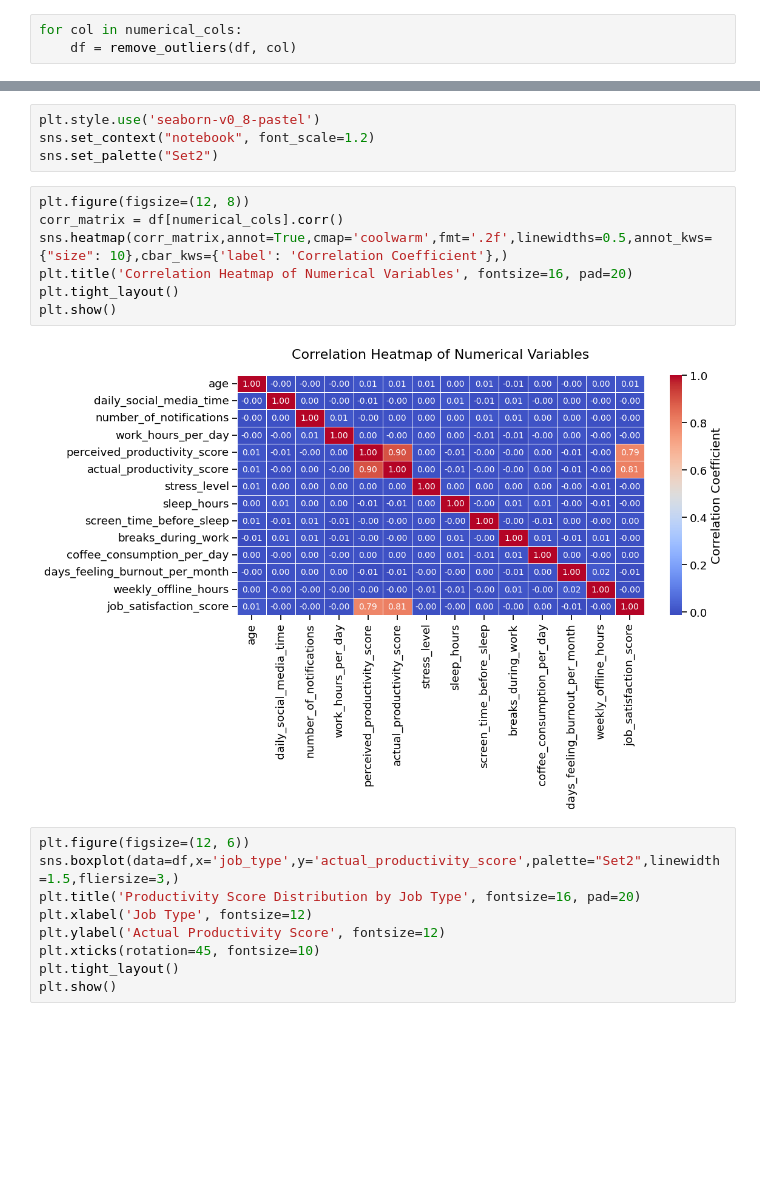
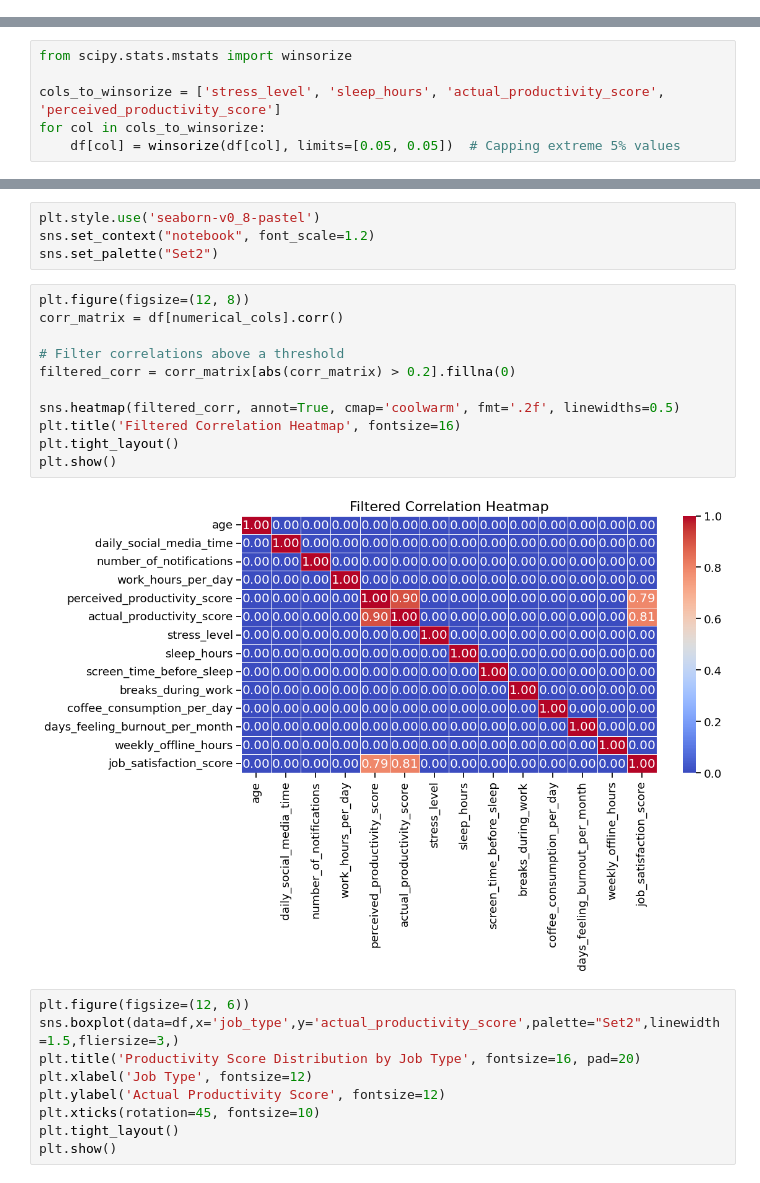
Before and after one commit to sainathnallagonda/Social-Media-Impact-on-Workplace-Productivity, a Jupyter notebook: social_media_vs_productivity.ipynb, the cells around one changed output, grey strips where cells are left out. Drawn from its saved outputs; the diff is of its cells as text; blank space fills up the shorter version.

```diff
--- a/social_media_vs_productivity.ipynb
+++ b/social_media_vs_productivity.ipynb
@@ -136,3 +126,0 @@ def remove_outliers(df, column):
-# %%
-for col in numerical_cols:
-    df = remove_outliers(df, col)
@@ -139,3 +129,9 @@ for col in numerical_cols:
+# %%
+from scipy.stats.mstats import winsorize
+
+cols_to_winsorize = ['stress_level', 'sleep_hours', 'actual_productivity_score', 'perceived_productivity_score']
+for col in cols_to_winsorize:
+    df[col] = winsorize(df[col], limits=[0.05, 0.05])  # Capping extreme 5% values
 # %% [markdown]
 **Data Visualazation**
 # %%
@@ -145,12 +141,16 @@ sns.set_palette("Set2")
 # %%
 plt.figure(figsize=(12, 8))
 corr_matrix = df[numerical_cols].corr()
-sns.heatmap(corr_matrix,annot=True,cmap='coolwarm',fmt='.2f',linewidths=0.5,annot_kws={"size": 10},cbar_kws={'label': 'Correlation Coefficient'},)
-plt.title('Correlation Heatmap of Numerical Variables', fontsize=16, pad=20)
+
+# Filter correlations above a threshold
+filtered_corr = corr_matrix[abs(corr_matrix) > 0.2].fillna(0)
+
+sns.heatmap(filtered_corr, annot=True, cmap='coolwarm', fmt='.2f', linewidths=0.5)
+plt.title('Filtered Correlation Heatmap', fontsize=16)
 plt.tight_layout()
 plt.show()
 # %% [output]
-[figure, old version]
+[figure, new version]
 # %%
 plt.figure(figsize=(12, 6))
 sns.boxplot(data=df,x='job_type',y='actual_productivity_score',palette="Set2",linewidth=1.5,fliersize=3,)
```
Also changed, not shown: parts of 3 cells of this notebook.
